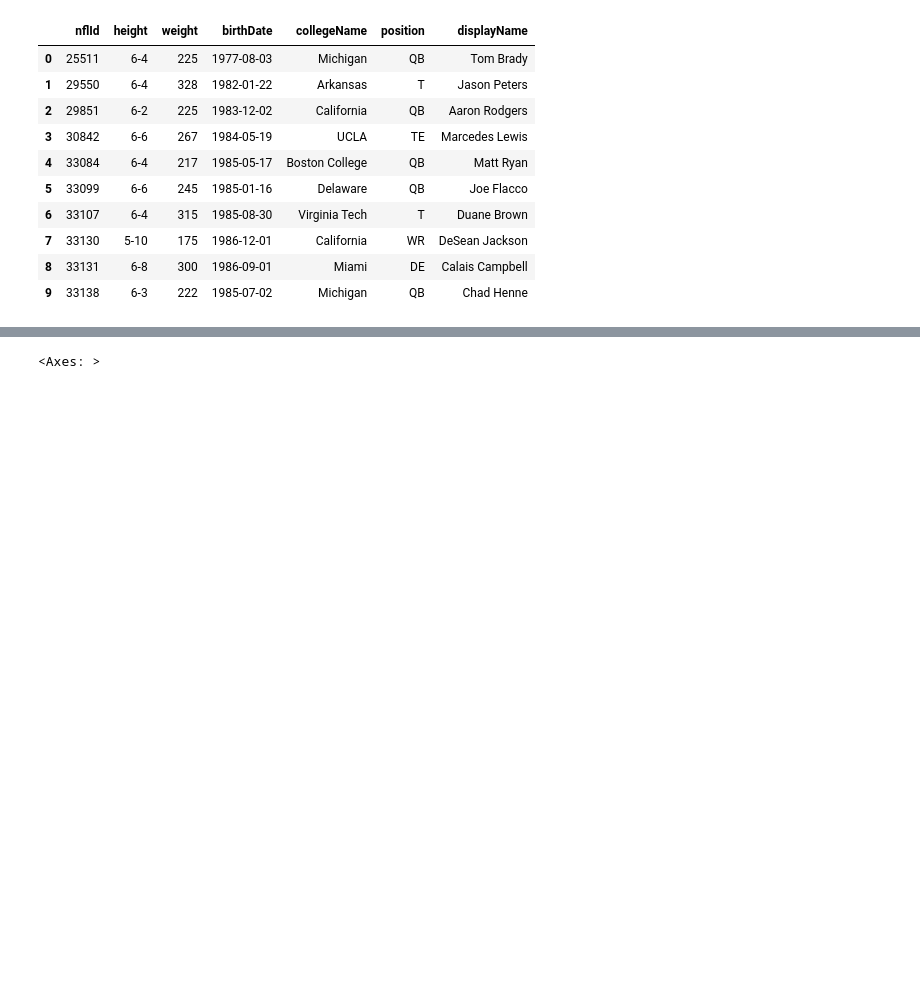
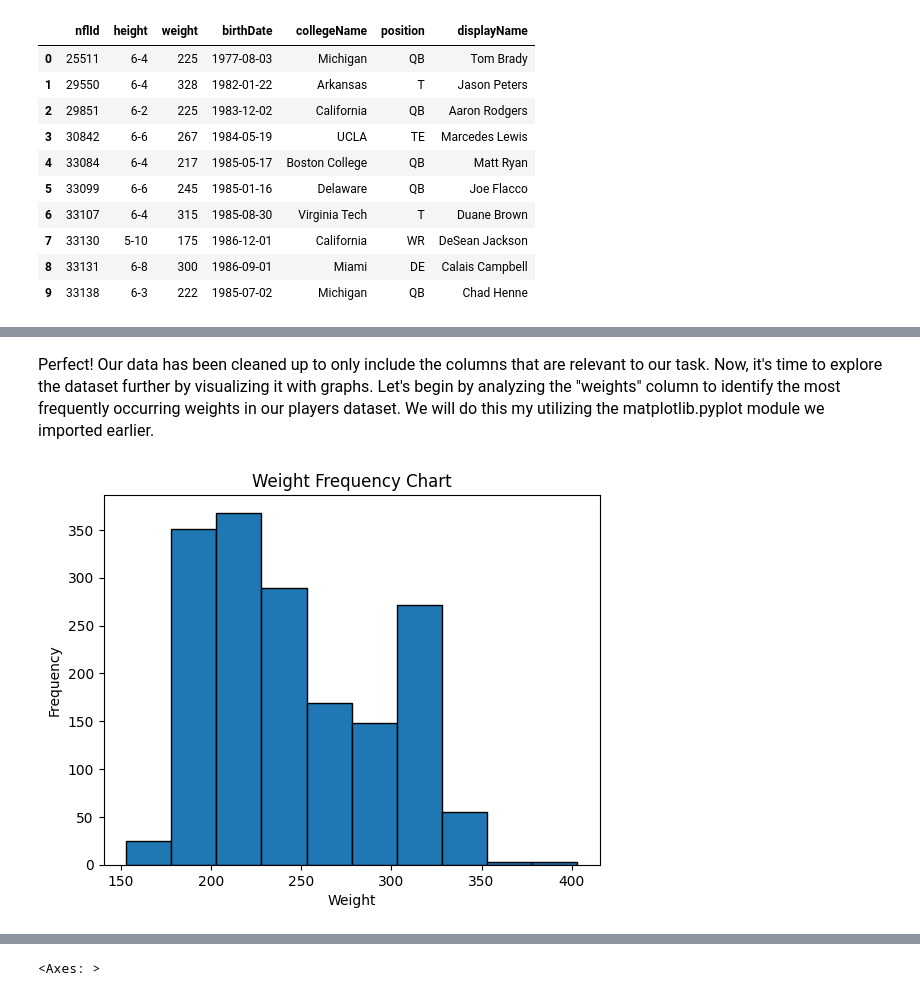
Before and after one commit to glaframb71/CS39AA-Project, a Jupyter notebook: 39aa-project.ipynb, the cells around one changed output, grey strips where cells are left out. Drawn from its saved outputs; the diff is of its cells as text; code cells hidden in the pictures; blank space fills up the shorter version.

```diff
--- a/39aa-project.ipynb
+++ b/39aa-project.ipynb
@@ -39,8 +20,8 @@ stopwords = ["dType", "Name", "Length", "collegeName", "object"]
 # %%
 playersDataUrl = "https://raw.githubusercontent.com/glaframb71/CS39AA-Project/main/data/players.csv"
-players = pd.read_csv(playersDataUrl)
+playersData = pd.read_csv(playersDataUrl)
 
-players.head(10)
+playersData.head(10)
 # %% [output]
 |  | nflId | height | weight | birthDate | collegeName | position | displayName |
 | 0 | 25511 | 6-4 | 225 | 1977-08-03 | Michigan | QB | Tom Brady |
@@ -66,0 +39,4 @@ plt.show()
+# %%
+players = playersData[['height', 'weight', 'collegeName', 'position']]
+
+players.head(10)
@@ -66,0 +55,19 @@ plt.show()
+# %% [markdown]
+<font size ="3">Perfect! Our data has been cleaned up to only include the columns that are relevant to our task. Now, it's time to explore the dataset further by visualizing it with graphs. Let's begin by analyzing the "weights" column to identify the most frequently occurring weights in our players dataset. We will do this my utilizing the matplotlib.pyplot module we imported earlier.</font>
+# %%
+# Sample weights data
+weights = players['weight'].tolist()
+
+# Create histogram with custom bins
+bins = range(min(weights), max(weights) + 26, 25)
+plt.hist(weights, bins=bins, edgecolor='black')
+
+# Customize the chart
+plt.title("Weight Frequency Chart")
+plt.xlabel("Weight")
+plt.ylabel("Frequency")
+
+# Display the chart
+plt.show()
+# %% [output]
+[figure, added]
```
Also changed, not shown: parts of 12 cells of this notebook.
